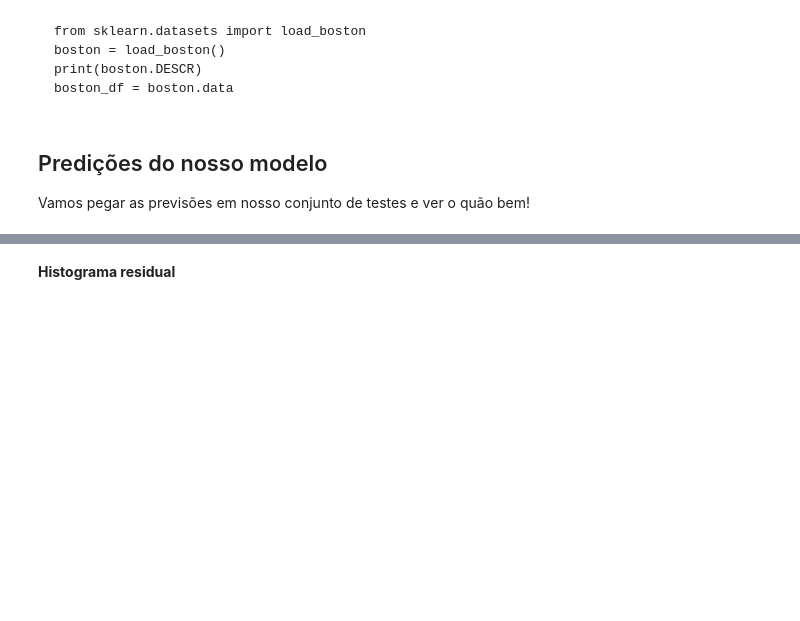
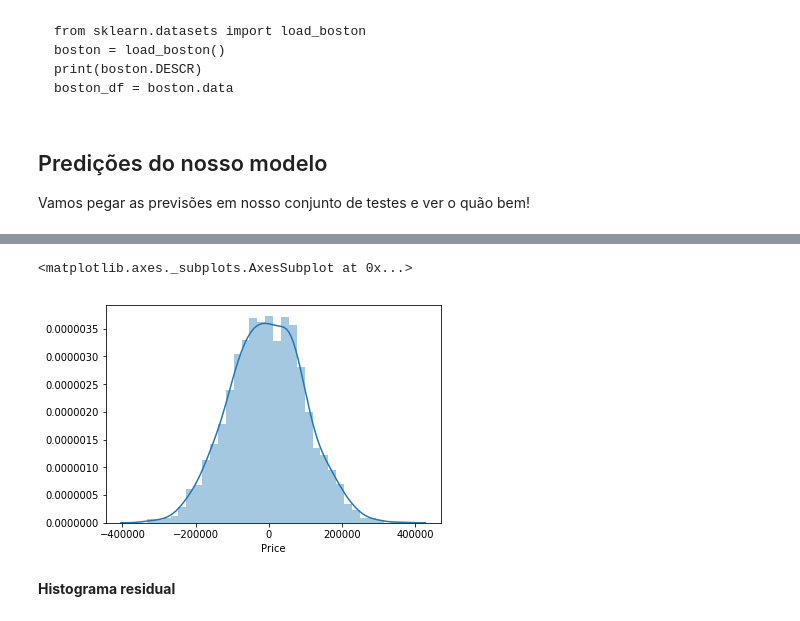
Before and after one commit to ThallesMach/Python-Data_Science_and_Machine-Learning, a Jupyter notebook: Practicing_Python_Data_Science_and_Machine-Learning/Cap15_Linear Regressions/Regressão linear com Python.ipynb, the cells around one changed output, grey strips where cells are left out. Cells and saved outputs as stored; diff of their text form; code cells hidden in the pictures; blank space fills up the shorter version.

```diff
--- a/Practicing_Python_Data_Science_and_Machine-Learning/Cap15_Linear Regressions/Regressão linear com Python.ipynb
+++ b/Practicing_Python_Data_Science_and_Machine-Learning/Cap15_Linear Regressions/Regressão linear com Python.ipynb
@@ -171,3 +173,8 @@ plt.scatter(y_test,predictions)
+# %%
+sns.distplot( (y_test-predictions) )
+# %% [output]
+<matplotlib.axes._subplots.AxesSubplot at 0x...>
+[figure, added]
 # %% [markdown]
 **Histograma residual**
 # %%
```
Also changed, not shown: parts of 11 cells of this notebook, 1 other file.
